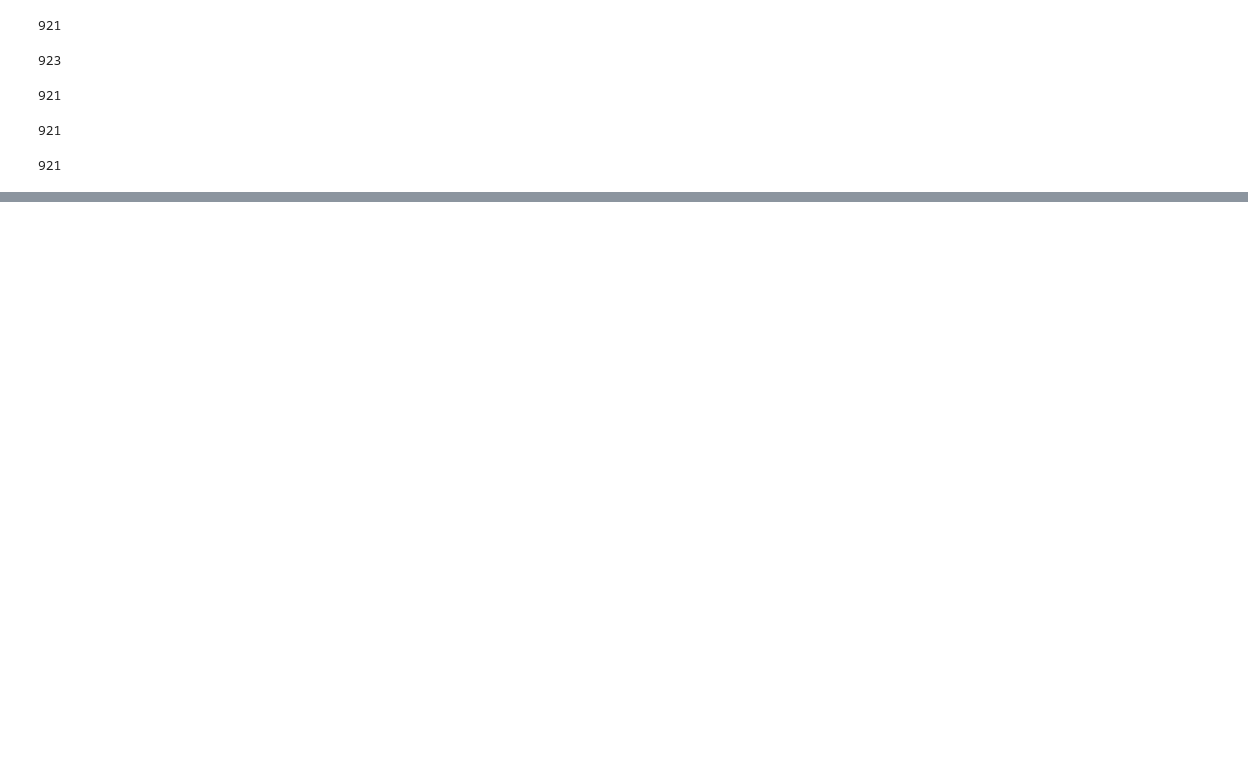
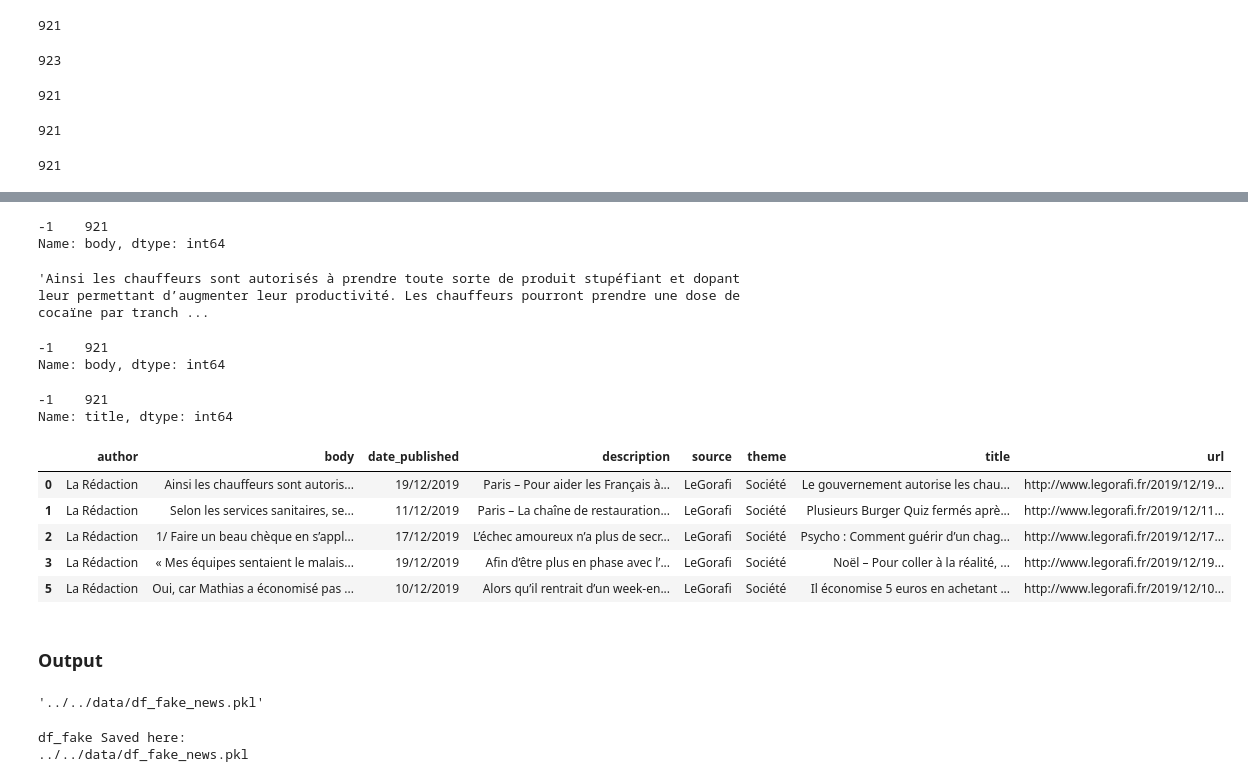
Before and after one commit to jeugregg/FakeNewsDetectionFr, a Jupyter notebook: 02_Scraping_French_News.ipynb, the cells around one changed output, grey strips where cells are left out. Drawn from its saved outputs; the diff is of its cells as text; code cells hidden in the pictures; blank space fills up the shorter version.

Commit message:
save outputs from scraping

```diff
--- a/02_Scraping_French_News.ipynb
+++ b/02_Scraping_French_News.ipynb
@@ -332,13 +339,13 @@ df_gorafi.shape
 # %%
 URL_PAGES_GORAFI_SOCIETE = 'http://www.legorafi.fr/category/france/societe/'
 # declare your data location
-PATH_PAGES_GORAFI_SOCIETE = '../../data/pages_gorafi.json'
-PATH_NEWS_GORAFI_SOCIETE = '../../data/gorafi_societe.json'
+PATH_PAGES_GORAFI_SOCIETE = PATH_FOLDER_SAVE + '/pages_gorafi.json'
+PATH_NEWS_GORAFI_SOCIETE = PATH_FOLDER_SAVE + '/gorafi_societe.json'
 
 URL_PAGES_GORAFI_POLITIQUE = 'http://www.legorafi.fr/category/france/politique/'
 # declare your data location
-PATH_PAGES_GORAFI_POLITIQUE = '../../data/pages_gorafi_politique.json'
-PATH_NEWS_GORAFI_POLITIQUE = '../../data/gorafi_politique.json'
+PATH_PAGES_GORAFI_POLITIQUE = PATH_FOLDER_SAVE + '/pages_gorafi_politique.json'
+PATH_NEWS_GORAFI_POLITIQUE = PATH_FOLDER_SAVE + '/gorafi_politique.json'
 # %% [markdown]
 #### Le Gorafi Société
 # %% [markdown]
@@ -766,8 +773,8 @@ df_nordpresse.shape
 # %%
 URL_PAGES_NORDPRESSE = 'https://nordpresse.be/category/france/'
 # declare your data location
-PATH_PAGES_NORDPRESSE = '../../data/pages_nordpresse.json'
-PATH_NEWS_NORDPRESSE = '../../data/nordpresse.json'
+PATH_PAGES_NORDPRESSE = PATH_FOLDER_SAVE + '/pages_nordpresse.json'
+PATH_NEWS_NORDPRESSE = PATH_FOLDER_SAVE + '/data/nordpresse.json'
 # %% [markdown]
 #### Scraping url links
 # %%
@@ -1121,8 +1128,8 @@ df_buzzbeed.at[0,"body"]
 # %%
 URL_PAGES_BUZZBEED = 'https://www.buzzbeed.com/'
 # declare your data location
-PATH_PAGES_BUZZBEED = '../../data/pages_buzzbeed.json'
-PATH_NEWS_BUZZBEED = '../../data/buzzbeed.json'
+PATH_PAGES_BUZZBEED = PATH_FOLDER_SAVE + '/pages_buzzbeed.json'
+PATH_NEWS_BUZZBEED = PATH_FOLDER_SAVE + '/buzzbeed.json'
 # %% [markdown]
 #### Scraping url links
 # %%
@@ -1276,0 +1288,45 @@ df_fake["body"].nunique()
+# %%
+# check
+df_fake["body"].str.find(u'\xa0').value_counts()
+# %% [output]
+-1    921
+Name: body, dtype: int64
+# %%
+df_fake.at[0, "body"]
+# %% [output]
+'Ainsi les chauffeurs sont autorisés à prendre toute sorte de produit stupéfiant et dopant leur permettant d’augmenter leur productivité. Les chauffeurs pourront prendre une dose de cocaïne par tranch ...
+# %%
+# Delete special text patterns
+# Body
+df_fake["body"] = df_fake["body"].str.replace(u'\xa0', u' ')
+# Title
+df_fake["title"] = df_fake["title"].str.replace(u'\xa0', u' ')
+# Description
+df_fake["description"] = df_fake["description"].str.replace(u'\xa0', u' ')
+# %%
+# check
+df_fake["body"].str.find(u'\xa0').value_counts()
+# %% [output]
+-1    921
+Name: body, dtype: int64
+# %%
+# check
+df_fake["title"].str.find(u'\xa0').value_counts()
+# %% [output]
+-1    921
+Name: title, dtype: int64
+# %%
+df_fake.head()
+# %% [output]
+|  | author | body | date_published | description | source | theme | title | url |
+| 0 | La Rédaction | Ainsi les chauffeurs sont autoris... | 19/12/2019 | Paris – Pour aider les Français à... | LeGorafi | Société | Le gouvernement autorise les chau... | http://www.legorafi.fr/2019/12/19... |
+| 1 | La Rédaction | Selon les services sanitaires, se... | 11/12/2019 | Paris – La chaîne de restauration... | LeGorafi | Société | Plusieurs Burger Quiz fermés aprè... | http://www.legorafi.fr/2019/12/11... |
+| 2 | La Rédaction | 1/ Faire un beau chèque en s’appl... | 17/12/2019 | L’échec amoureux n’a plus de secr... | LeGorafi | Société | Psycho : Comment guérir d’un chag... | http://www.legorafi.fr/2019/12/17... |
+| 3 | La Rédaction | « Mes équipes sentaient le malais... | 19/12/2019 | Afin d’être plus en phase avec l’... | LeGorafi | Société | Noël – Pour coller à la réalité, ... | http://www.legorafi.fr/2019/12/19... |
+| 5 | La Rédaction | Oui, car Mathias a économisé pas ... | 10/12/2019 | Alors qu’il rentrait d’un week-en... | LeGorafi | Société | Il économise 5 euros en achetant ... | http://www.legorafi.fr/2019/12/10... |
+# %% [markdown]
+### Output
+# %%
+PATH_DF_FAKE_NEWS
+# %% [output]
+'../../data/df_fake_news.pkl'
@@ -1276,0 +1336,7 @@ df_fake["body"].nunique()
+# %%
+# save results
+joblib.dump(df_fake, PATH_DF_FAKE_NEWS, compress=True)
+print("df_fake Saved here:\n" + PATH_DF_FAKE_NEWS)
+# %% [output]
+df_fake Saved here:
+../../data/df_fake_news.pkl
```
Also changed, not shown: parts of 8 cells of this notebook, 1 other file.
